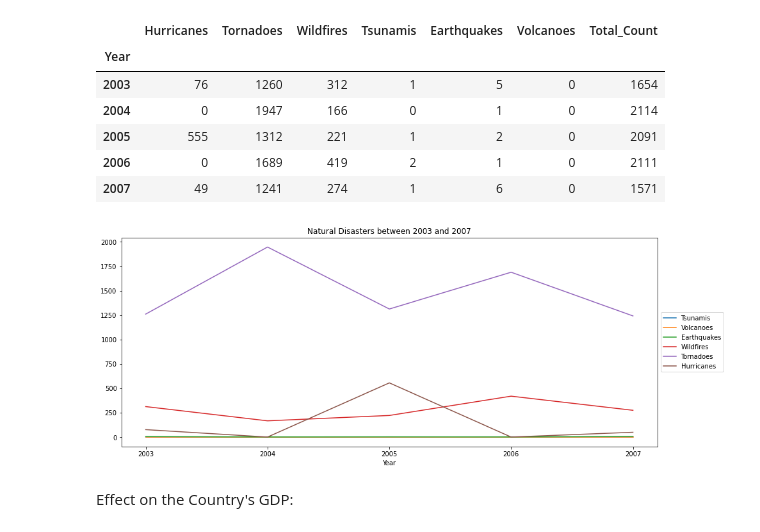
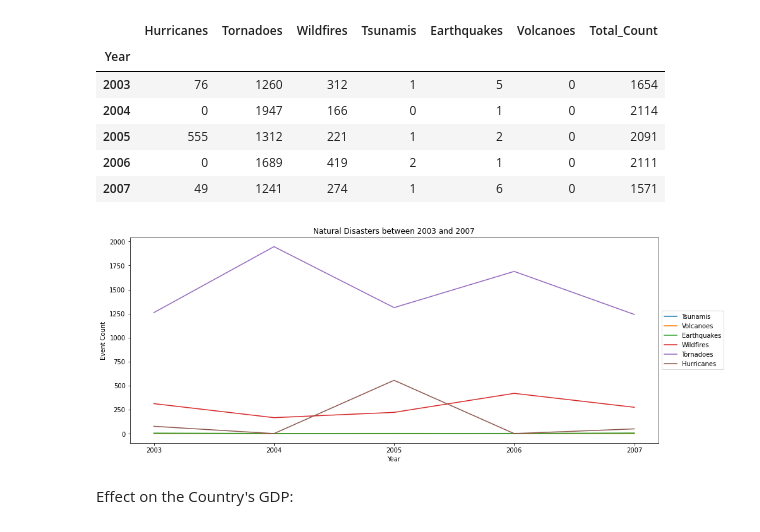
Before and after one commit to resh-chh/2021Fall_finals, a Jupyter notebook: Natural_Disasters_and_its_Economic_Impacts_in_the_US.ipynb, the cells around one changed output. Drawn from its saved outputs; the diff is of its cells as text; code cells hidden in the pictures.

```diff
--- a/Natural_Disasters_and_its_Economic_Impacts_in_the_US.ipynb
+++ b/Natural_Disasters_and_its_Economic_Impacts_in_the_US.ipynb
@@ -38,7 +34,7 @@ The first pair of natural disasters is "Earthquakes" and "Tsunamis"
 #### Checking if Earthquakes and Tsunamis have occurred during the same year in the United States.
 # %%
 # plot the graph to show the occurrence of earthquakes and tsunamis each year from 2000-2021
-yearly_event_count_summary.reset_index(inplace=True)
+# yearly_event_count_summary.reset_index(inplace=True)
 plot_yearwise_stacked_bar_graph(yearly_event_count_summary, 'Earthquakes', 'Tsunamis')
 # %% [output]
 [figure]
@@ -80,7 +76,7 @@ Looking at the table above, it can be seen that earthquakes and tsunamis have oc
 #### Considering second pair of natural disasters which is "Earthquakes" and "Hurricanes"
 # %%
 # plot the graph to show the occurrence of earthquakes and hurricanes each year from 2000-2021
-yearly_event_count_summary.reset_index(inplace=True)
+# yearly_event_count_summary.reset_index(inplace=True)
 plot_yearwise_stacked_bar_graph(yearly_event_count_summary, 'Earthquakes', 'Hurricanes')
 # %% [output]
 [figure]
@@ -113,7 +109,7 @@ This shows that we cannot conclude any relationship between these two natural di
 #### The next pair of natural disasters is " Earthquakes" and " Wildfires"
 # %%
 # plot the graph to show the occurrence of earthquakes and Wildfires each year from 2000-2021
-yearly_event_count_summary.reset_index(inplace=True)
+# yearly_event_count_summary.reset_index(inplace=True)
 plot_yearwise_stacked_bar_graph(yearly_event_count_summary, 'Earthquakes', 'Wildfires')
 # %% [output]
 [figure]
@@ -159,7 +155,7 @@ Looking at the table above, it can be seen that earthquakes and wildfires have o
 #### The next pair of natural disasters is " Hurricanes" and " Wildfires"
 # %%
 # plot the graph to show the occurrence of earthquakes and tsunamis each year from 2000-2021
-yearly_event_count_summary.reset_index(inplace=True)
+# yearly_event_count_summary.reset_index(inplace=True)
 plot_yearwise_stacked_bar_graph(yearly_event_count_summary, 'Hurricanes', 'Wildfires')
 # %% [output]
 [figure]
@@ -289,13 +290,13 @@ all_event_count_summary_2003_to_2007
 | 2007 | 49 | 1241 | 274 | 1 | 6 | 0 | 1571 |
 # %%
 # Natural Disasters during the spike i.e. from 2003 to 2007
-all_event_count_summary_2003_to_2007[['Tsunamis', 'Volcanoes', 'Earthquakes', 'Wildfires', 'Tornadoes', 'Hurricanes']].plot(figsize=(15,6))
+all_event_count_summary_2003_to_2007[['Tsunamis', 'Volcanoes', 'Earthquakes', 'Wildfires', 'Tornadoes', 'Hurricanes']].plot(figsize=(15,6), ylabel='Event Count')
 plt.xticks(range(2003, 2008, 1))
 plt.legend(loc='center left', bbox_to_anchor=(1, 0.5))
 plt.title('Natural Disasters between 2003 and 2007')
 plt.show()
 # %% [output]
-[figure, old version]
+[figure, new version]
 # %% [markdown]
 Effect on the Country's GDP:
 # %%
```
Also changed, not shown: parts of 9 cells of this notebook.
